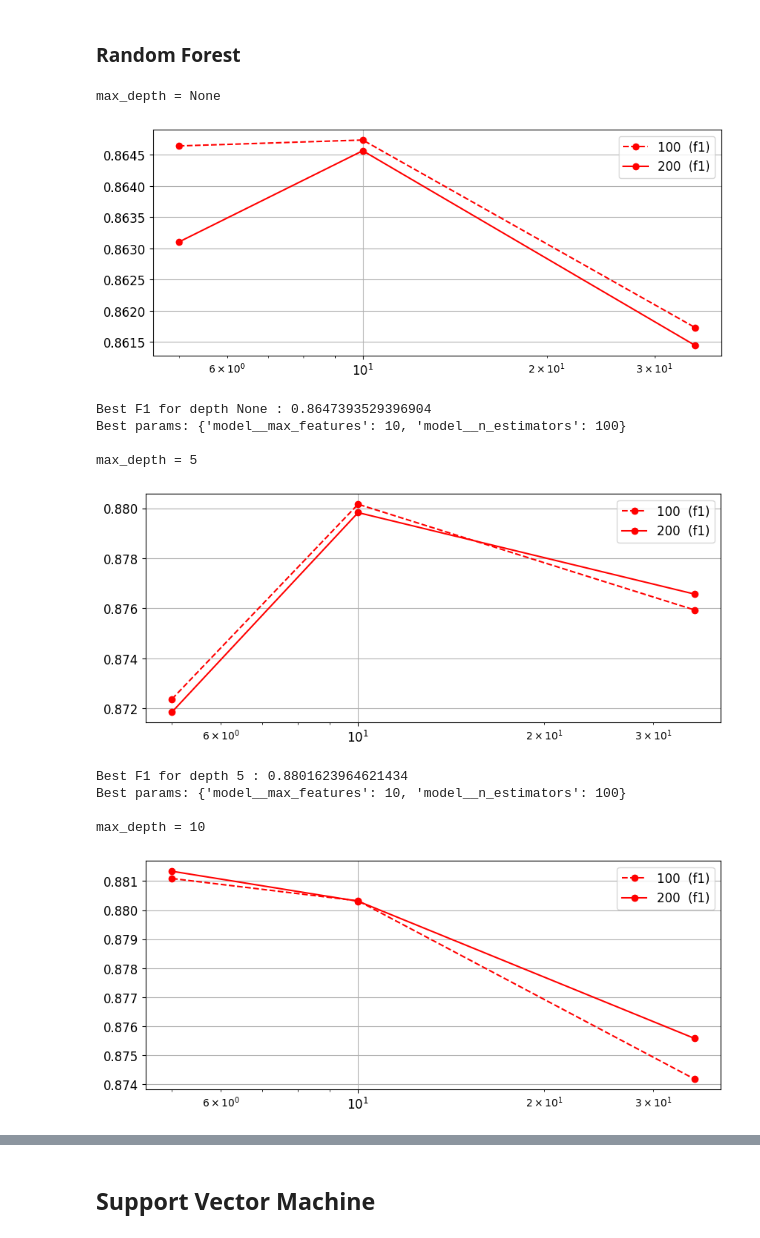
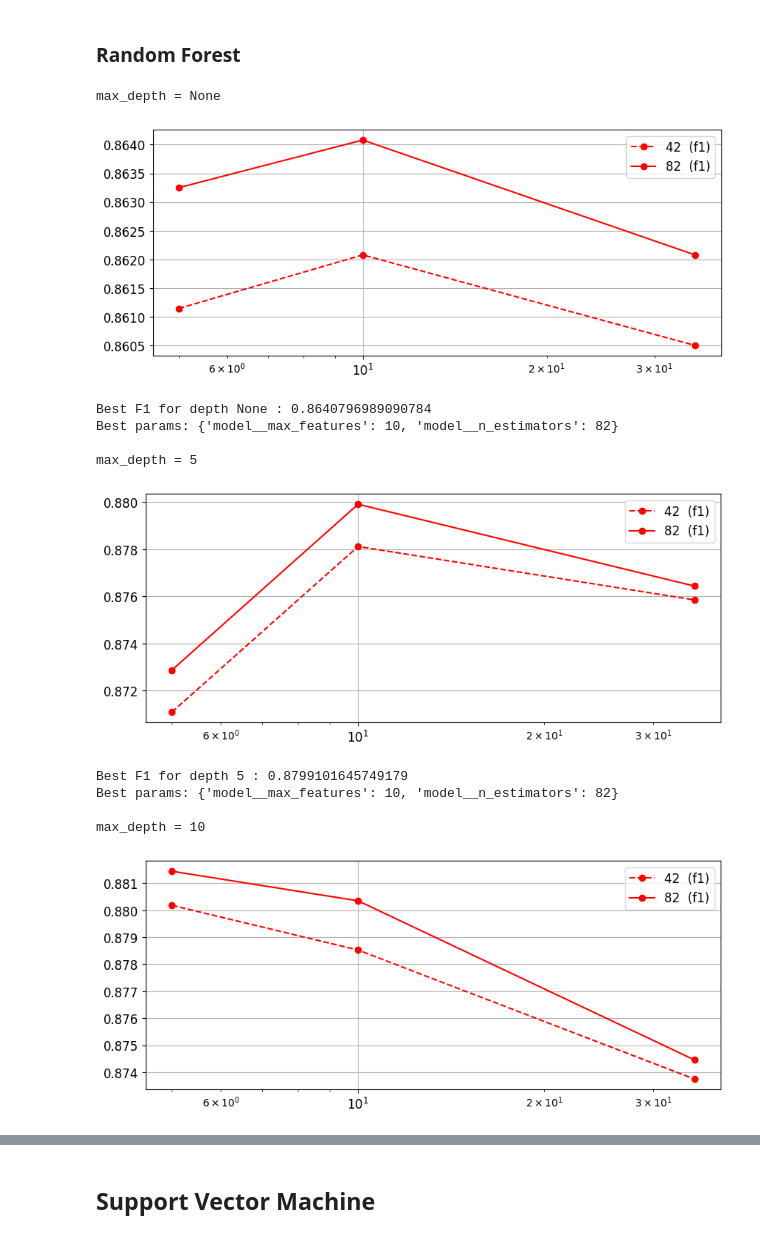
Before and after one commit to NilsHLund/f1-dnf-analysis, a Jupyter notebook: 41/code.ipynb, the cells around one changed output, grey strips where cells are left out. Saved outputs shown, nothing was run; the diff lists cells and outputs as text; code cells hidden in the pictures.

```diff
--- a/41/code.ipynb
+++ b/41/code.ipynb
@@ -131,7 +131,6 @@ def plot_grid_result(result,log=True, baseline = None):
 
 def hypersolve(model,param_grid, X_train, y_train):
     pipe = Pipeline([
-        ('scaler', StandardScaler()),
         ('model', model)
     ])
 
@@ -579,7 +578,7 @@ Model: Feature_Set_5_(19 columns)
 rng_seed = 42
 
 param_grid_rf = {
-    'model__n_estimators': [100, 200],
+    'model__n_estimators': [42, 82],
     'model__max_features': [5, 10, X_train.shape[1]],
 }
 
@@ -591,43 +590,43 @@ for d in depths:
     print("\nmax_depth =", d)
 
     model = RandomForestClassifier(random_state=rng_seed, max_depth=d)
 
     result_rf = hypersolve(model, param_grid_rf, X_train, y_train)
 
     best_params = result_rf['best_params']
     best_score  = result_rf['best_score']
 
     print("Best F1 for depth", d, ":", best_score)
     print("Best params:", best_params)
 
     results_by_depth[d] = result_rf
 
 best_depth = max(results_by_depth, key=lambda d: results_by_depth[d]['best_score'])
 best_result = results_by_depth[best_depth]
 best_rf = best_result['best_estimator'].named_steps['model']
 best_params = best_result['best_params']
 best_score = best_result['best_score']
 
 feature_importance = pd.Series(best_rf.feature_importances_, index=X_train.columns).sort_values(ascending=False)
 important_features_rf = feature_importance[feature_importance >= 0.01]
 
 print("\nBest model: depth =", best_depth,
       ", n_estimators =", best_params["model__n_estimators"],
       ", max_features =", best_params["model__max_features"],
-      "\nF1 score:", best_score,
+      "\nBest F1 score for 3-fold CV:", best_score,
       "\nimportant features (>= 0.01):\n", important_features_rf
 )
-print("\nTraning F1 score:", f1_score(best_rf.predict(X_train), y_train))
+print("\nTraining F1 score:", f1_score(best_rf.predict(X_train), y_train))
 # %% [output]
 max_depth = None
-[figure, old version]
+[figure, new version]
-Best F1 for depth None : 0.8647393529396904
-Best params: {'model__max_features': 10, 'model__n_estimators': 100}
+Best F1 for depth None : 0.8640796989090784
+Best params: {'model__max_features': 10, 'model__n_estimators': 82}
 
 max_depth = 5
-[figure, old version]
+[figure, new version]
-Best F1 for depth 5 : 0.8801623964621434
-Best params: {'model__max_features': 10, 'model__n_estimators': 100}
+Best F1 for depth 5 : 0.8799101645749179
+Best params: {'model__max_features': 10, 'model__n_estimators': 82}
 
 max_depth = 10
-[figure, old version]
+[figure, new version]
```
Also changed, not shown: parts of 1 cell of this notebook.
